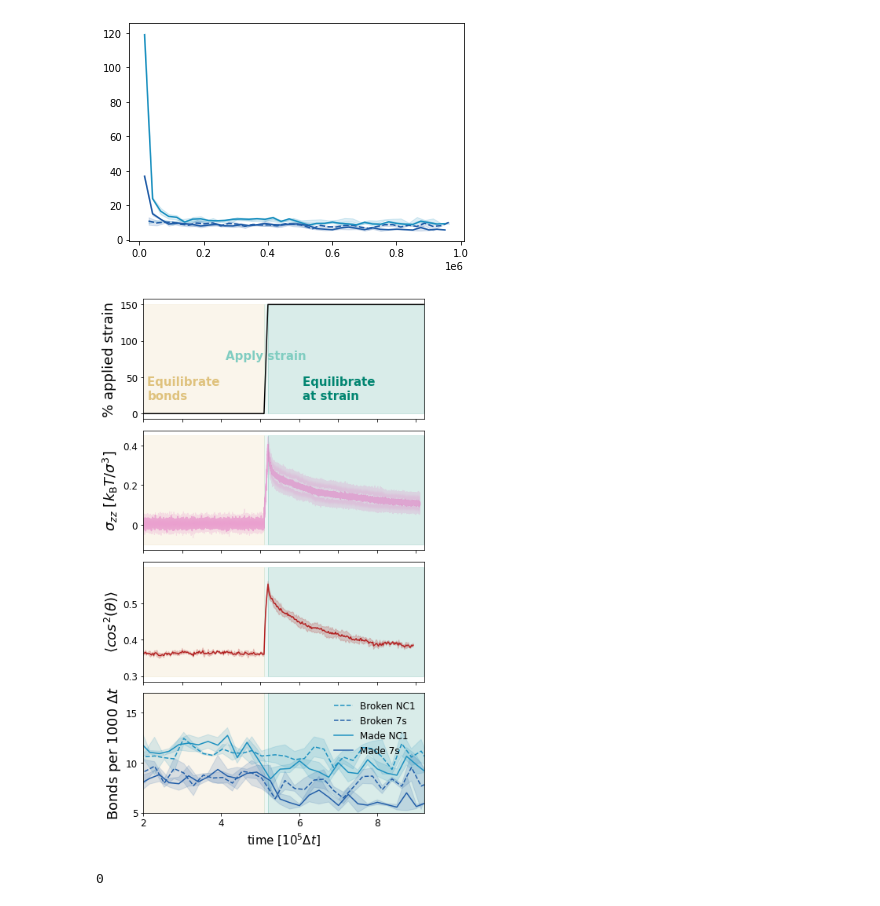
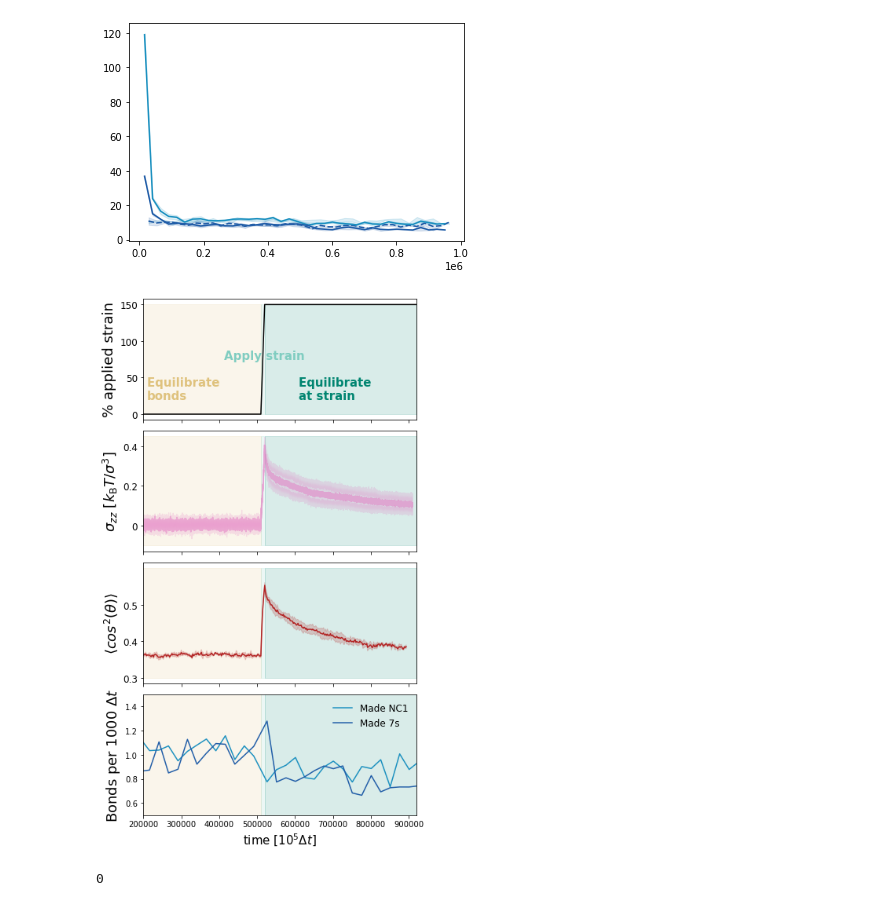
Before and after one commit to Billie1717/CollagenIVProject, a Jupyter notebook: Data_and_Figures/TechnicalProject/Fig_Mechanics/MasterMechanics.ipynb, the cells around one changed output. Cells and saved outputs as stored; diff of their text form; code cells hidden in the pictures.

```diff
--- a/Data_and_Figures/TechnicalProject/Fig_Mechanics/MasterMechanics.ipynb
+++ b/Data_and_Figures/TechnicalProject/Fig_Mechanics/MasterMechanics.ipynb
@@ -174,45 +174,48 @@ ax[2].fill_between(np.multiply(time,frame),np.add(AvMSq,AvMSqStd),np.add(AvMSq,-
 ax[2].set_ylabel(r'$\langle cos^{2}(\theta)\rangle$',fontsize =fs2)
 #ax[2].set_xlabel(r"time [$\Delta t$]",fontsize =fs1)
 ms=3
 
 
 #Plotting bonds
 
-ax[3].plot(TimeBreak,BreakNC1av,color = clrs3[2],linestyle = '--',label = "Broken NC1")
-ax[3].fill_between(TimeBreak,np.add(BreakNC1av,BreakNC1std),np.add(BreakNC1av,-BreakNC1std),alpha = 0.15,color = clrs3[2])
-ax[3].plot(TimeBreak,Break7sav,color = clrs3[3],linestyle = '--',label = "Broken 7s")
-ax[3].fill_between(TimeBreak,np.add(Break7sav,Break7sstd),np.add(Break7sav,-Break7sstd),alpha = 0.15,color = clrs3[3])
-ax[3].plot(TimeMake,MakeNC1av,color = clrs3[2],label = "Made NC1")
-ax[3].fill_between(TimeMake,np.add(MakeNC1av,MakeNC1std),np.add(MakeNC1av,-MakeNC1std),alpha = 0.15,color =clrs3[2])
-ax[3].plot(TimeMake,Make7sav,color = clrs3[3],label = "Made 7s")
-ax[3].fill_between(TimeMake,np.add(Make7sav,Make7sstd),np.add(Make7sav,-Make7sstd),alpha = 0.15,color = clrs3[3])
-ax[3].set_ylim([5,17])
+#ax[3].plot(TimeBreak,BreakNC1av,color = clrs3[2],linestyle = '--',label = "Broken NC1")
+#ax[3].fill_between(TimeBreak,np.add(BreakNC1av,BreakNC1std),np.add(BreakNC1av,-BreakNC1std),alpha = 0.15,color = clrs3[2])
+#ax[3].plot(TimeBreak,Break7sav,color = clrs3[3],linestyle = '--',label = "Broken 7s")
+#ax[3].fill_between(TimeBreak,np.add(Break7sav,Break7sstd),np.add(Break7sav,-Break7sstd),alpha = 0.15,color = clrs3[3])
+#ax[3].plot(TimeMake,MakeNC1av,color = clrs3[2],label = "Made NC1")
+#ax[3].fill_between(TimeMake,np.add(MakeNC1av,MakeNC1std),np.add(MakeNC1av,-MakeNC1std),alpha = 0.15,color =clrs3[2])
+#ax[3].plot(TimeMake,Make7sav,color = clrs3[3],label = "Made 7s")
+ax[3].plot(TimeMake,np.divide(MakeNC1av,BreakNC1av),color = clrs3[2],label = "Made NC1")
+ax[3].plot(TimeMake,np.divide(Make7sav,Break7sav),color = clrs3[3],label = "Made 7s")
+#ax[3].fill_between(TimeMake,np.add(Make7sav,Make7sstd),np.add(Make7sav,-Make7sstd),alpha = 0.15,color = clrs3[3])
+#ax[3].set_ylim([5,17])
+ax[3].set_ylim([0.5,1.5])
 ax[0].set_xlim([200000,t_relax+t_stretch+t_bonds+t_mix+1000])
 ax[1].set_xlim([200000,t_relax+t_stretch+t_bonds+t_mix+1000])
 ax[2].set_xlim([200000,t_relax+t_stretch+t_bonds+t_mix+1000])
 ax[3].set_xlim([200000,t_relax+t_stretch+t_bonds+t_mix+1000])
 
 ax[0].set_yticks([0,50,100,150],['0','50','100','150'],fontsize = 12)
 ax[1].set_yticks([0,0.2,0.4],['0','0.2','0.4'],fontsize = 12)
 ax[2].set_yticks([0.3,0.4,0.5],['0.3','0.4','0.5'],fontsize = 12)
-ax[3].set_yticks([5,10,15],['5','10','15'],fontsize = 12)
-ax[3].set_xticks([200000,400000,600000,800000],['2','4','6','8'],fontsize = 12)
+#ax[3].set_yticks([5,10,15],['5','10','15'],fontsize = 12)
+#ax[3].set_xticks([200000,400000,600000,800000],['2','4','6','8'],fontsize = 12)
 
 #ax[3].legend(frameon=False,ncols=2,fontsize = 12)
 ax[3].legend(frameon=False,fontsize = 12)
 ax[3].set_ylabel(r"Bonds per 1000 $\Delta t$",fontsize =fs2)
 ax[3].set_xlabel(r"time [$10^5\Delta t$]",fontsize =fs1)
 
 ax[0].set_xticklabels([])
 ax[1].set_xticklabels([])
 ax[2].set_xticklabels([])
 
 fig.tight_layout()
 plotname = "MasterMechanics_ChemEng5.0_seedsV2_IvanEdits.pdf"
 plotname = "MasterMechanics_ChemEng5.0_seedsV2_IvanEdits.png"
 #fig.savefig(plotsdir+plotname)
 # %% [output]
-[figure, old version]
+[figure, new version]
 # %%
 t_mix=10000
 t_stretch=10000
```
Also changed, not shown: parts of 1 cell of this notebook, 32 other files.
